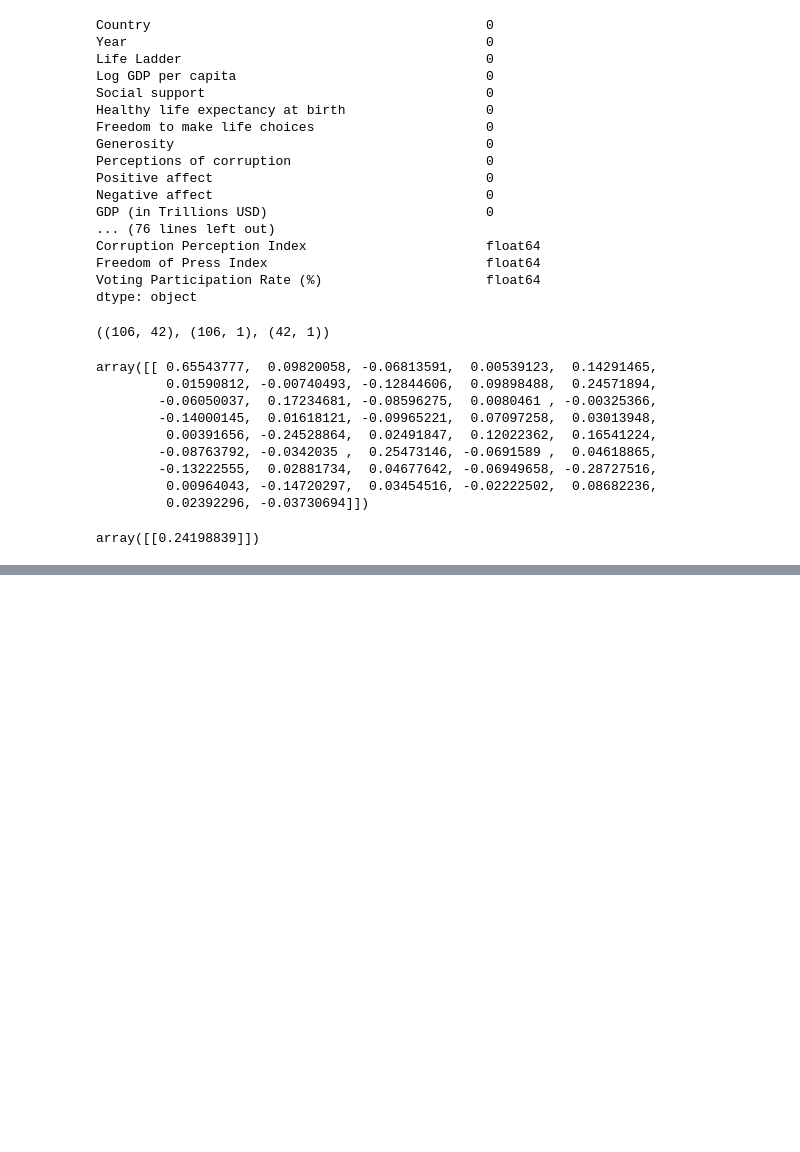
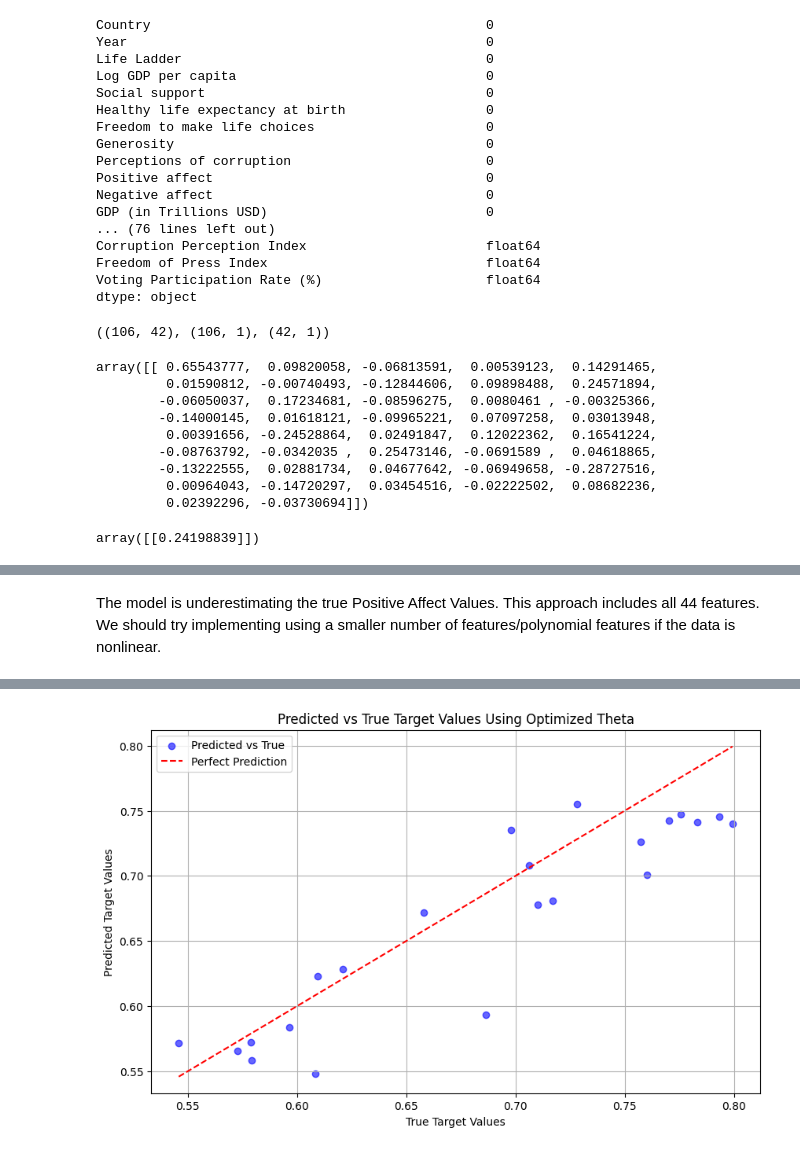
Before and after one commit to abbysiman1/Country-happiness, a Jupyter notebook: Country_Happiness_Project.ipynb, the cells around one changed output, grey strips where cells are left out. Cells and saved outputs as stored; diff of their text form; code cells hidden in the pictures; blank space fills up the shorter version.

```diff
--- a/Country_Happiness_Project.ipynb
+++ b/Country_Happiness_Project.ipynb
@@ -642,0 +406,73 @@ predicted_values_flat = predicted_values.flatten()  # Ensure it's a 1D array
+# %% [markdown]
+The model is underestimating the true Positive Affect Values. This approach includes all 44 features. We should try implementing using a smaller number of features/polynomial features if the data is nonlinear.
+# %%
+X_train, X_test, y_train, y_test = train_test_split(X, y, test_size=0.2, random_state=5)
+
+# Initialize theta
+# theta = np.zeros((X_train.shape[1] + 1, 1))  # +1 for the intercept term
+theta = np.zeros((X_train.shape[1], 1))
+
+print(theta.shape)
+
+
+# Step 4: Define the cost function with L1 penalty
+def calc_lasso_cost(X, y, theta, lambda_val):
+    m = len(y)
+    predictions = X.dot(theta)
+    cost = (1 / (2 * m)) * np.sum((predictions - y) ** 2) + lambda_val * np.sum(np.abs(theta))
+    return cost
+
+# Step 5: Define the gradient descent function for Lasso
+def lasso_gradient_descent(X, y, theta, eta, iters, lambda_val):
+    m = len(y)
+    cost_history = []
+
+    for i in range(iters):
+        predictions = X.dot(theta)
+        errors = predictions - y
+
+        # Calculate the gradient (note the L1 penalty)
+        gradient = (1 / m) * (X.T.dot(errors) + lambda_val * np.sign(theta))
+
+        # Update theta
+        theta = theta - eta * gradient
+
+        # Calculate and store the cost
+        cost = calc_lasso_cost(X, y, theta, lambda_val)
+        cost_history.append(cost)
+
+    return theta, cost_history
+
+# Set parameters for Lasso regression
+lambda_val = 1 # Regularization parameter
+eta = 0.025     # Learning rate
+iters = 1000       # Number of iterations
+
+# Run Lasso gradient descent
+opt_theta, cost_history = lasso_gradient_descent(X_train, y_train, theta, eta, iters, lambda_val)
+
+# Print the optimized parameters
+print("Optimized Parameters (Theta):")
+print(opt_theta)
+
+# Print cost function
+print(calc_lasso_cost(X_train,y_train,opt_theta,lambda_val))
+
+
+# Step 4: Make predictions using optimized theta
+predictions = X_test.dot(opt_theta)
+
+# Convert predictions to a flat array if necessary
+predictions_flat = predictions.flatten()
+
+# Step 5: Plotting true vs predicted values
+plt.figure(figsize=(10, 6))
+plt.scatter(y_test, predictions_flat, color='blue', label='Predicted vs True', alpha=0.6)
+plt.plot([y_test.min(), y_test.max()], [y_test.min(), y_test.max()], color='red', linestyle='--', label='Perfect Prediction')
+plt.xlabel('True Target Values')
+plt.ylabel('Predicted Target Values')
+plt.title('Predicted vs True Target Values Using Optimized Theta')
+plt.legend()
+plt.grid()
+plt.show()
+# %% [output]
@@ -642,0 +496 @@ predicted_values_flat = predicted_values.flatten()  # Ensure it's a 1D array
+[figure, added]
```
Also changed, not shown: parts of 24 cells of this notebook.
